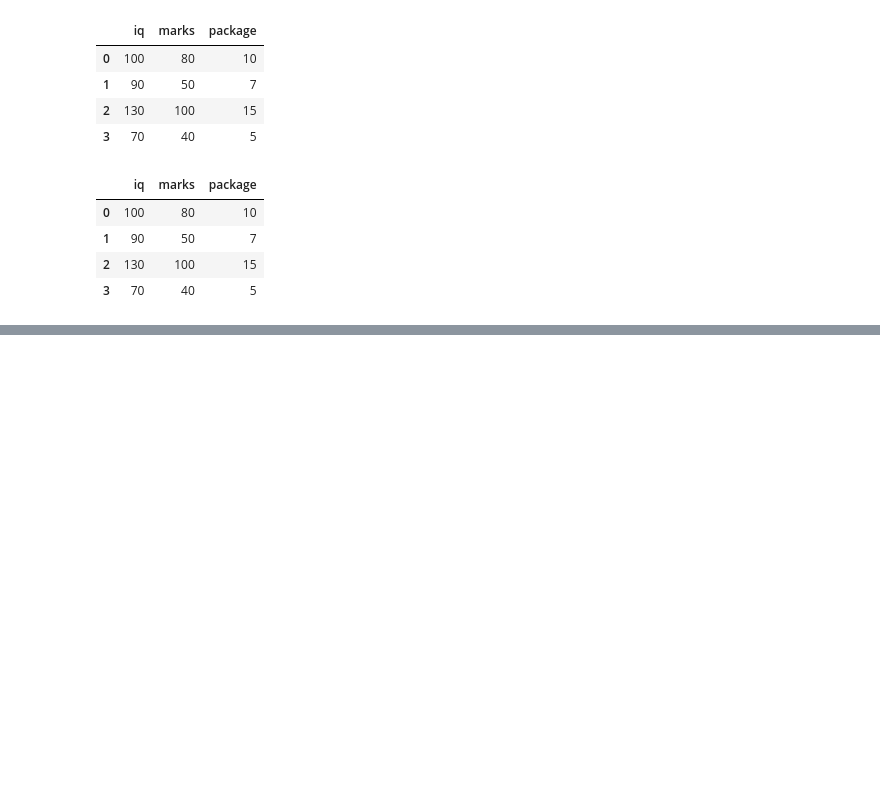
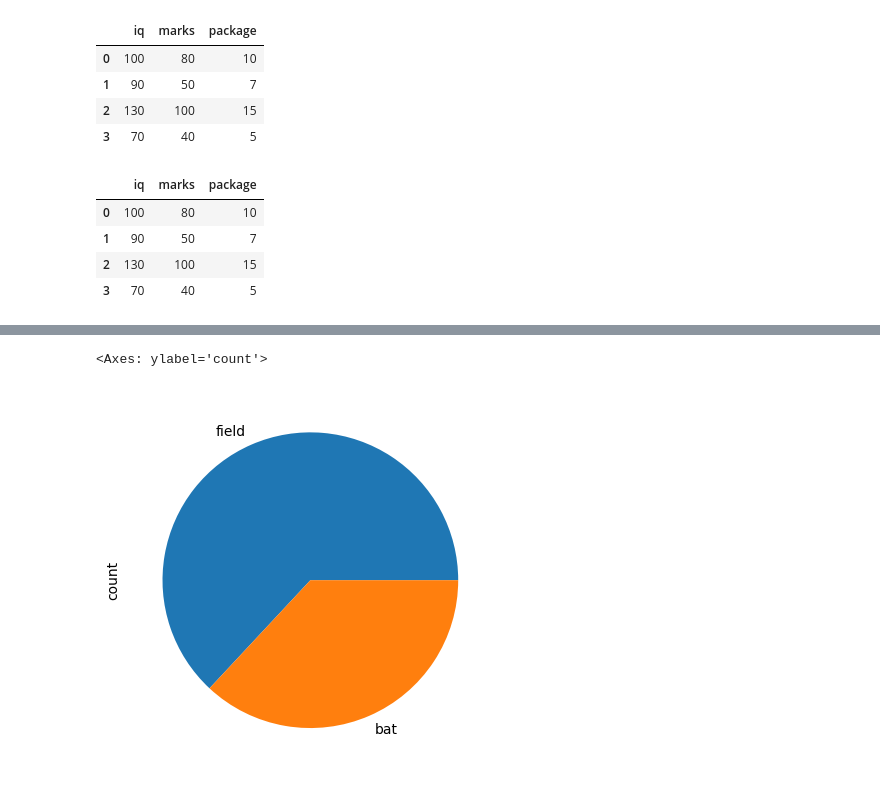
Before and after one commit to NAJEEBKHAN123/pythonPractice, a Jupyter notebook: Pandas/DataFrame.ipynb, the cells around one changed output, grey strips where cells are left out. Cells and saved outputs as stored; diff of their text form; code cells hidden in the pictures; blank space fills up the shorter version.

```diff
--- a/Pandas/DataFrame.ipynb
+++ b/Pandas/DataFrame.ipynb
@@ -38,0 +58,3 @@ pd.DataFrame(student)
+# %%
+ipl = pd.read_csv('ipl-matches.csv')
+ipl
@@ -38,0 +459,7 @@ pd.DataFrame(student)
+# %%
+#toss decide plot
+
+ipl['TossDecision'].value_counts().plot(kind="pie")
+# %% [output]
+<Axes: ylabel='count'>
+[figure, added]
```
Also changed, not shown: parts of 58 cells of this notebook, 14 other files.
